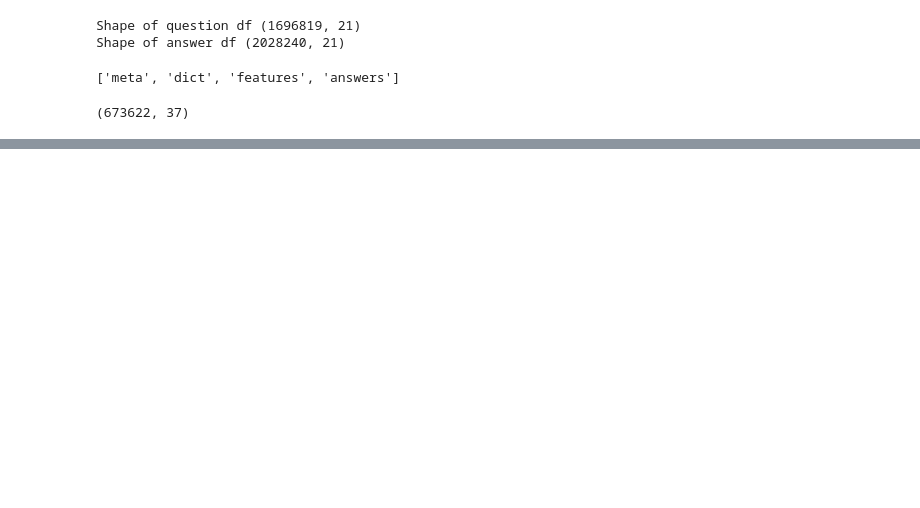
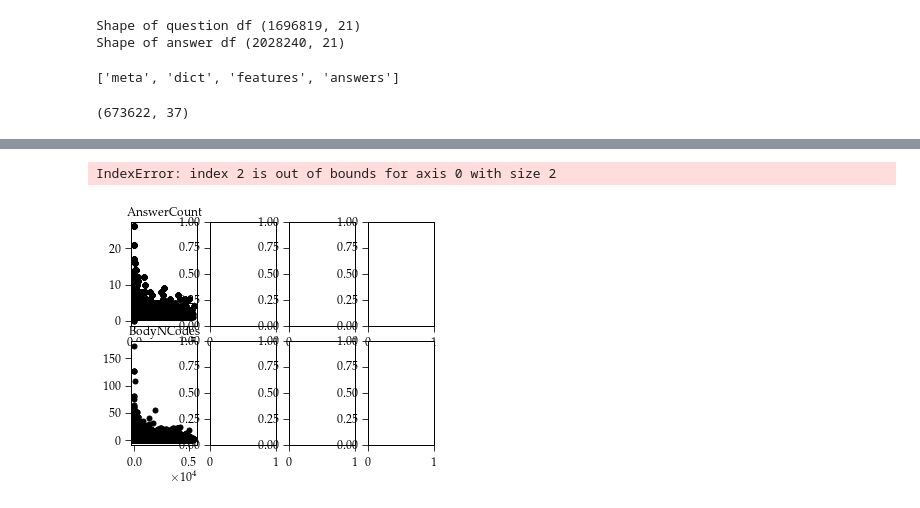
Before and after one commit to AkagiShigeru/incubator-overflow, a Jupyter notebook: stackoverflow-answer.ipynb, the cells around one changed output, grey strips where cells are left out. Saved outputs shown, nothing was run; the diff lists cells and outputs as text; code cells hidden in the pictures; blank space fills up the shorter version.

```diff
--- a/stackoverflow-answer.ipynb
+++ b/stackoverflow-answer.ipynb
@@ -38,0 +67,15 @@ plt.legend(loc="upper right");
+# %%
+qs.columns
+dthours = qs.dt_accanswer.dt.total_seconds() * 1. / 3600
+# dthours = qs.dt_answer.dt.total_seconds() * 1. / 3600
+cols = ["AnswerCount", "BodyNCodes", "BodyNQMarks", "BodySize", "titlelen", "nwords", "ordersum", "ratio"]
+f, axarr = plt.subplots(2, 4, squeeze=False)
+for i, col in enumerate(cols):
+    axarr[i % 4, i // 4].plot(dthours, qs[col], "k.")
+    axarr[i % 4, i // 4].set_title(col)
+# Fine-tune figure; hide x ticks for top plots and y ticks for right plots
+# plt.setp([a.get_xticklabels() for a in axarr[0, :]], visible=False)
+# plt.setp([a.get_yticklabels() for a in axarr[:, 1]], visible=False)
+# %% [output]
+IndexError: index 2 is out of bounds for axis 0 with size 2
+[figure, added]
```
Also changed, not shown: parts of 7 cells of this notebook, 1 other file.
